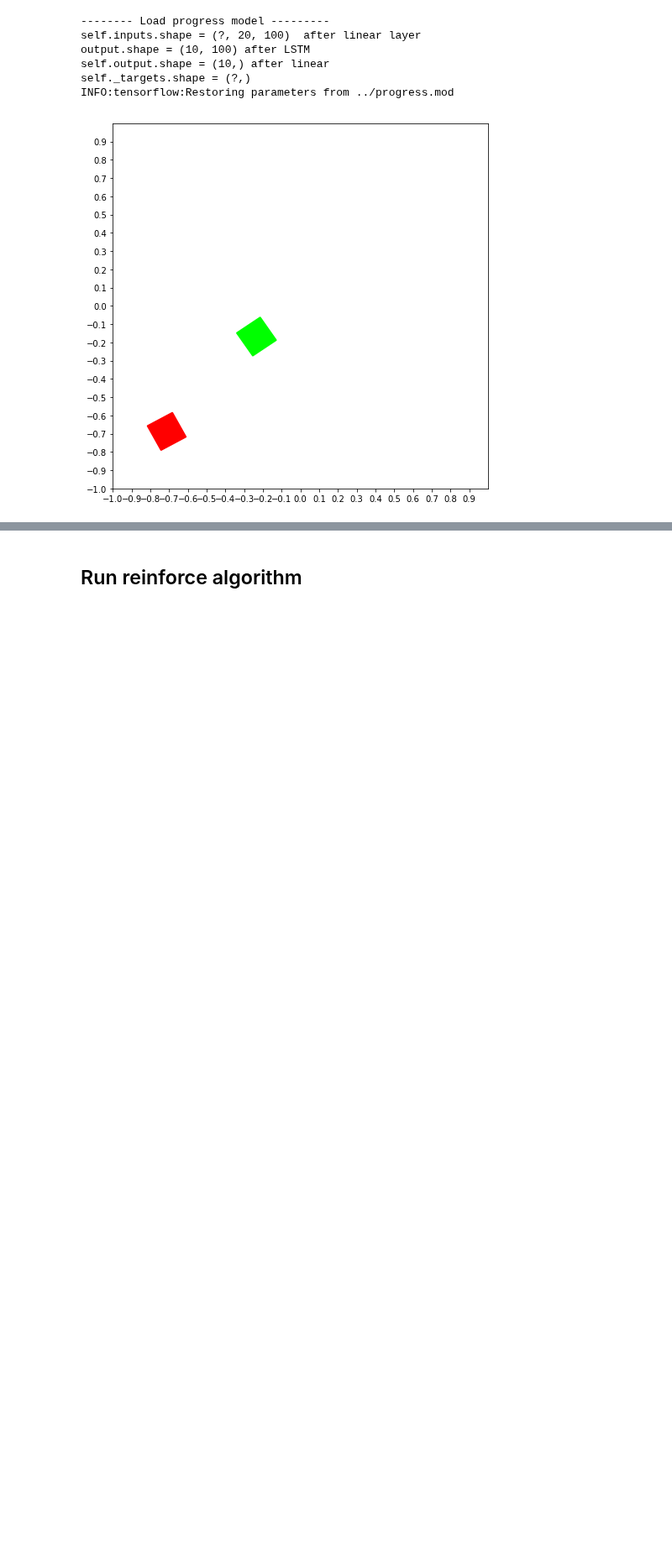
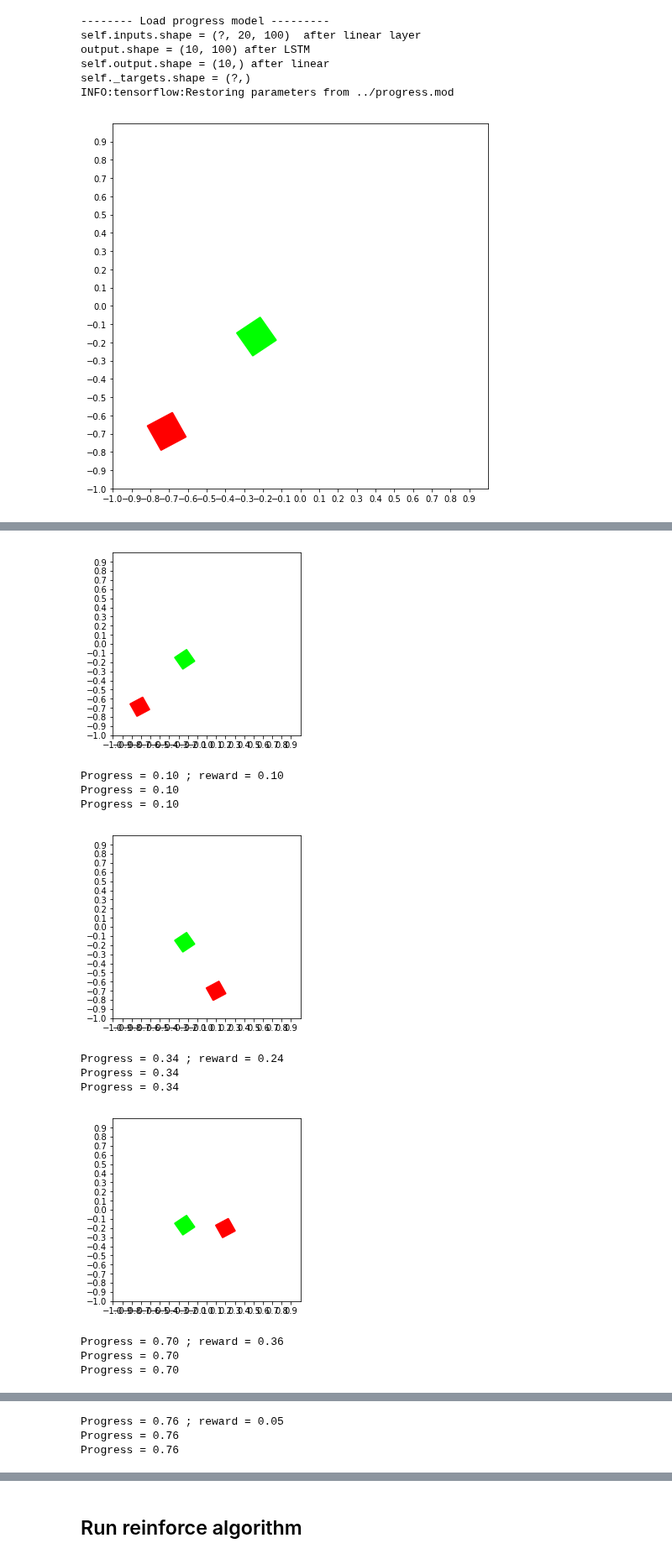
Before and after one commit to tuandnvn/learn-to-perform, a Jupyter notebook: notebooks/test_action_learner.ipynb, the cells around one changed output, grey strips where cells are left out. Shown at 84% size. Saved outputs shown, nothing was run; the diff lists cells and outputs as text; code cells hidden in the pictures; blank space fills up the shorter version.

```diff
--- a/notebooks/test_action_learner.ipynb
+++ b/notebooks/test_action_learner.ipynb
@@ -111 +107,16 @@ env.render()
 [figure]
+# %%
+env.replay()
+# %% [output]
+[figure, added]
+Progress = 0.10 ; reward = 0.10
+Progress = 0.10
+Progress = 0.10
+[figure, added]
+Progress = 0.34 ; reward = 0.24
+Progress = 0.34
+Progress = 0.34
+[figure, added]
+Progress = 0.70 ; reward = 0.36
+Progress = 0.70
+Progress = 0.70
@@ -111,0 +124,3 @@ env.render()
+Progress = 0.76 ; reward = 0.05
+Progress = 0.76
+Progress = 0.76
```
Also changed, not shown: parts of 18 cells of this notebook, 4 other files.
